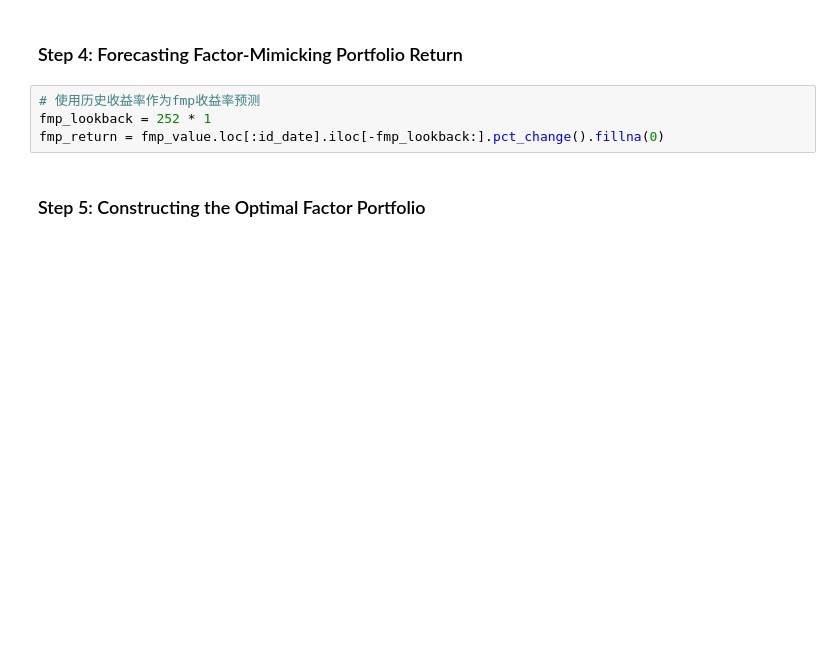
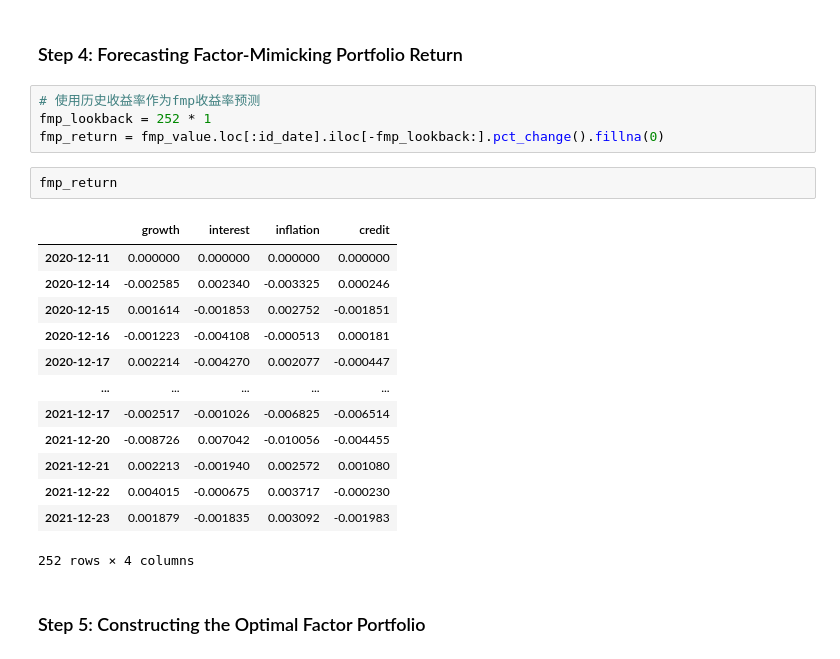
Before and after one commit to yuansicheng/factor_allocation_research, a Jupyter notebook: codes/bender_article.ipynb, the cells around one changed output. Cells and saved outputs as stored; diff of their text form; blank space fills up the shorter version.

```diff
--- a/codes/bender_article.ipynb
+++ b/codes/bender_article.ipynb
@@ -145,5 +146,21 @@ for factor in factor_data.columns:
 # 使用历史收益率作为fmp收益率预测
 fmp_lookback = 252 * 1
 fmp_return = fmp_value.loc[:id_date].iloc[-fmp_lookback:].pct_change().fillna(0)
+# %%
+fmp_return
+# %% [output]
+|  | growth | interest | inflation | credit |
+| 2020-12-11 | 0.000000 | 0.000000 | 0.000000 | 0.000000 |
+| 2020-12-14 | -0.002585 | 0.002340 | -0.003325 | 0.000246 |
+| 2020-12-15 | 0.001614 | -0.001853 | 0.002752 | -0.001851 |
+| 2020-12-16 | -0.001223 | -0.004108 | -0.000513 | 0.000181 |
+| 2020-12-17 | 0.002214 | -0.004270 | 0.002077 | -0.000447 |
+| ... | ... | ... | ... | ... |
+| 2021-12-17 | -0.002517 | -0.001026 | -0.006825 | -0.006514 |
+| 2021-12-20 | -0.008726 | 0.007042 | -0.010056 | -0.004455 |
+| 2021-12-21 | 0.002213 | -0.001940 | 0.002572 | 0.001080 |
+| 2021-12-22 | 0.004015 | -0.000675 | 0.003717 | -0.000230 |
+| 2021-12-23 | 0.001879 | -0.001835 | 0.003092 | -0.001983 |
+252 rows × 4 columns
 # %% [markdown]
 ### Step 5: Constructing the Optimal Factor Portfolio
```
Also changed, not shown: parts of 14 cells of this notebook, 2 other files.
